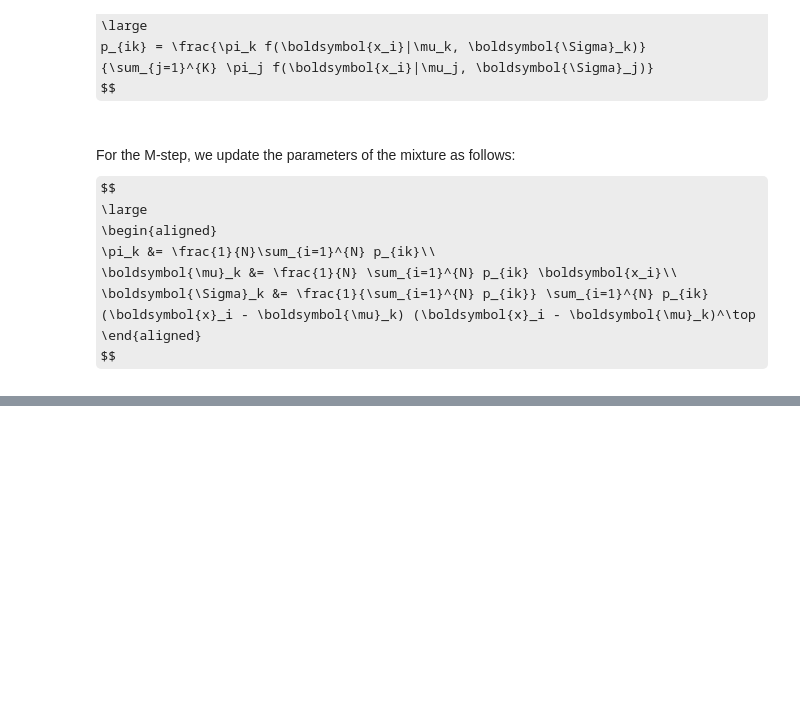
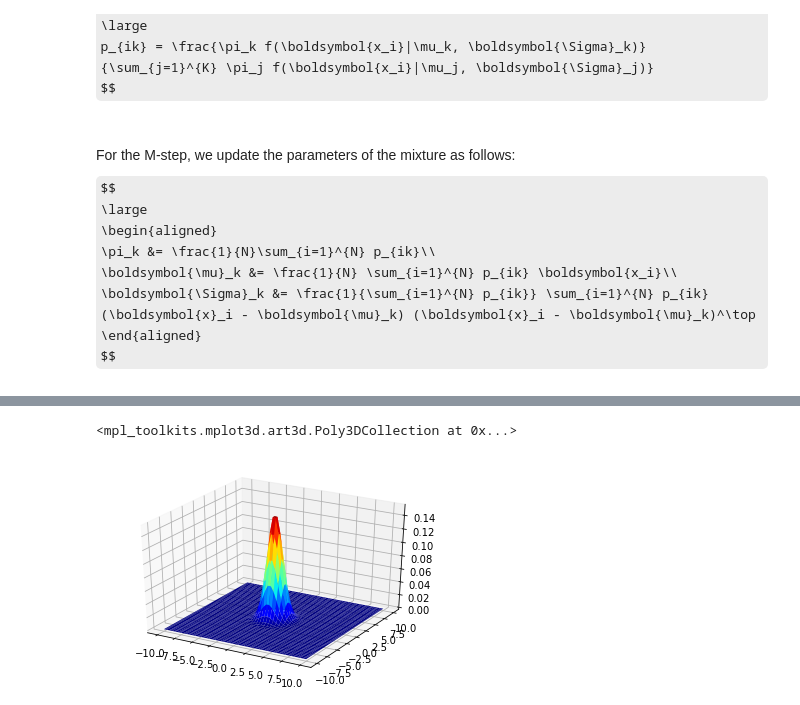
Before and after one commit to ConsciousML/Clustering-from-scratch, a Jupyter notebook: Clustering Mall Customers.ipynb, the cells around one changed output, grey strips where cells are left out. Cells and saved outputs as stored; diff of their text form; code cells hidden in the pictures; some formulas as TeX source; blank space fills up the shorter version.

```diff
--- a/Clustering Mall Customers.ipynb
+++ b/Clustering Mall Customers.ipynb
@@ -311,0 +314,19 @@ ax2.scatter(X_pca[:, 0], X_pca[:, 1], c=pred_gmm)
+# %%
+x_1 = np.linspace(-10, 10, 50)
+x_2 = np.linspace(-10, 10, 50)
+
+xx, yy = np.meshgrid(x_1, x_2)
+xy = torch.from_numpy(np.column_stack([xx.flat, yy.flat]))
+
+z = np.zeros(xy.shape[0],)
+for i in range(z.shape[0]):
+    z[i] = gmm.gaussian_likelihood(xy[i], 3)
+z = z.reshape(xx.shape)
+# %%
+from mpl_toolkits.mplot3d import Axes3D
+fig = plt.figure()
+ax = fig.add_subplot(111, projection='3d')
+ax.plot_surface(xx, yy, z, cmap='jet')
+# %% [output]
+<mpl_toolkits.mplot3d.art3d.Poly3DCollection at 0x...>
+[figure, added]
```
Also changed, not shown: parts of 2 cells of this notebook.
